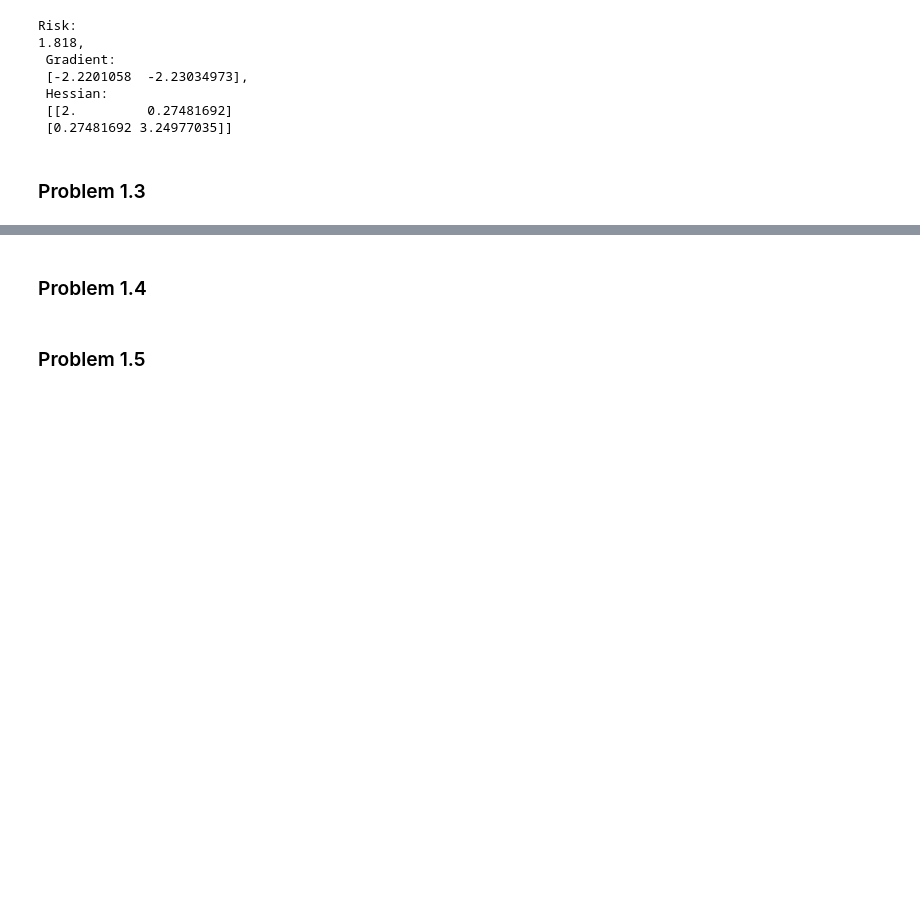
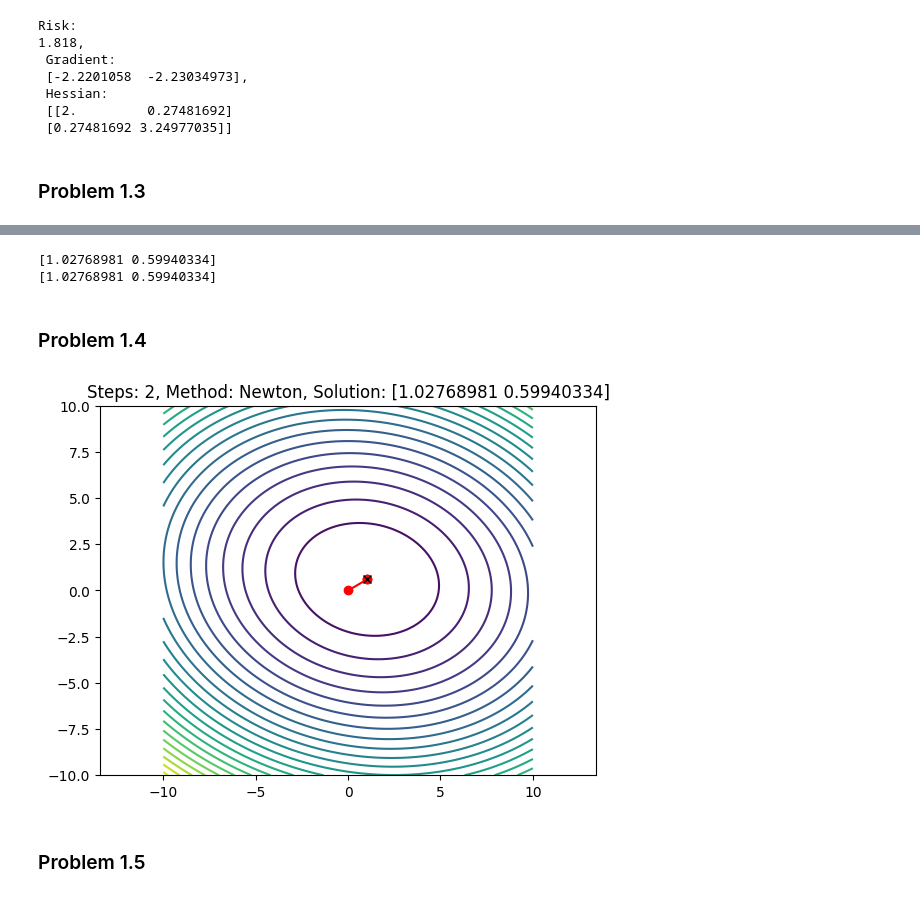
Before and after one commit to mhy-666/ComputerVision, a Jupyter notebook: Homework2/homework02.ipynb, the cells around one changed output, grey strips where cells are left out. Drawn from its saved outputs; the diff is of its cells as text; code cells hidden in the pictures; blank space fills up the shorter version.

```diff
--- a/Homework2/homework02.ipynb
+++ b/Homework2/homework02.ipynb
@@ -154,5 +232,43 @@ Risk:
+# %%
+print(result)
+print(z)
+# %% [output]
+[1.02768981 0.59940334]
+[1.02768981 0.59940334]
 # %% [markdown]
 ### Problem 1.4
+# %%
+
+def newton_raphson(residual_fct, z0, delta=1.e-6, max_iterations=1000, record=True):
+    if record:
+        history = {'z': [z0], 'L': []}
+
+    z = z0
+    for i in range(max_iterations):
+        residuals, J = residual_fct(z,t)  # 计算残差和雅可比矩阵
+        g = 2 * np.tensordot(J.T , residuals, axes=1)  # 梯度
+        H = 2 * np.tensordot(J.T , J, axes=1)  # 海森矩阵
+        step = np.tensordot(-np.linalg.inv(H) , g, axes=1)  # 牛顿步
+        z_next = z + step
+
+        if record:
+            history['z'].append(z_next)
+            history['L'].append(np.mean(residuals**2))
+
+        if np.linalg.norm(step) < delta:  # 检查收敛
+            break
+        z = z_next
+
+    if record:
+        return z, np.mean(residual_fct(z,t)[0]**2), history
+    return z, np.mean(residual_fct(z,t)[0]**2)
+
+z0 = np.array([0, 0])
+z, risk, history = newton_raphson(residuals, z0)
+# 绘制结果
+plot_contours_and_path(risk_function, history)
+# %% [output]
+[figure, added]
 # %% [markdown]
 ### Problem 1.5
 # %% [markdown]
```
Also changed, not shown: parts of 7 cells of this notebook.
